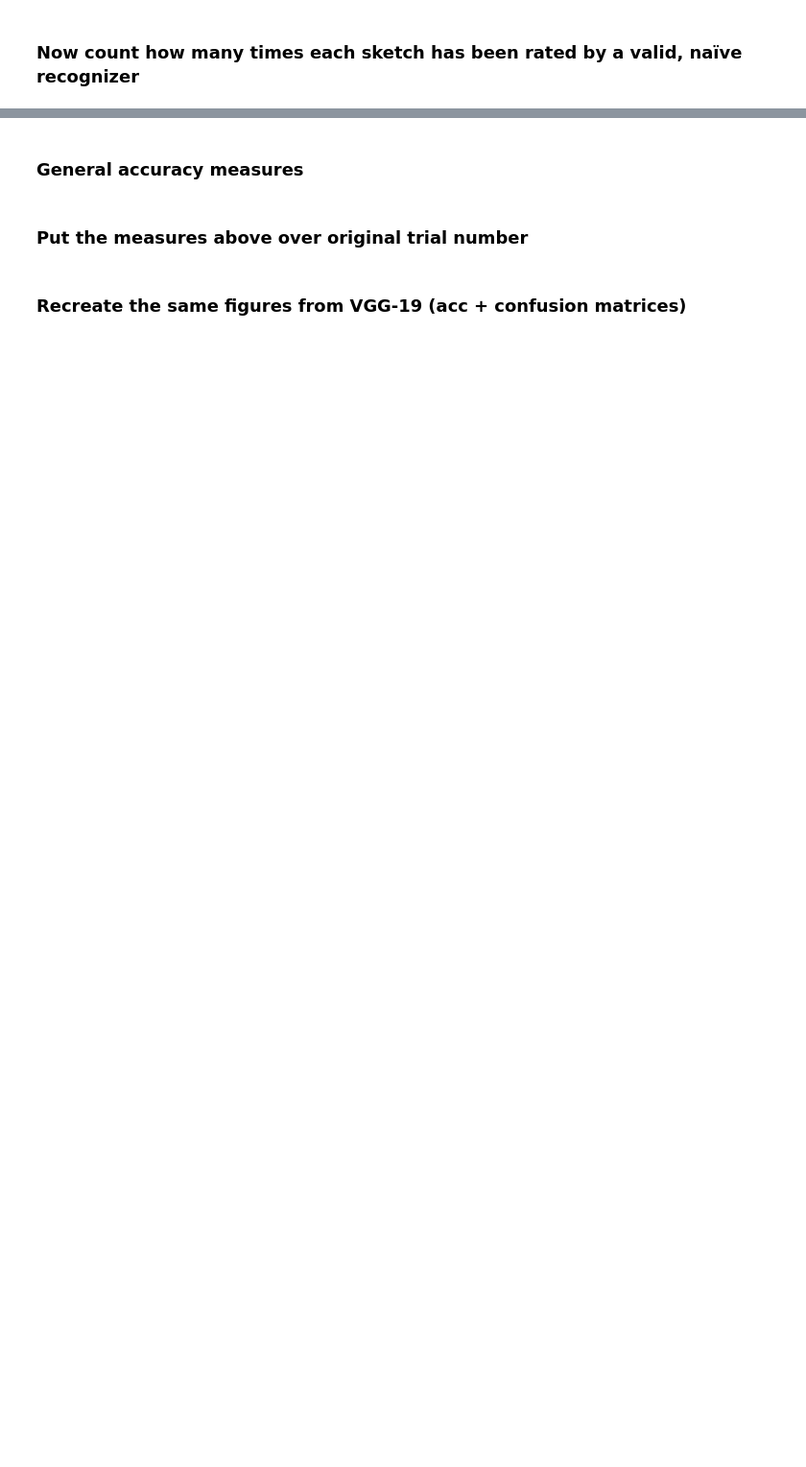
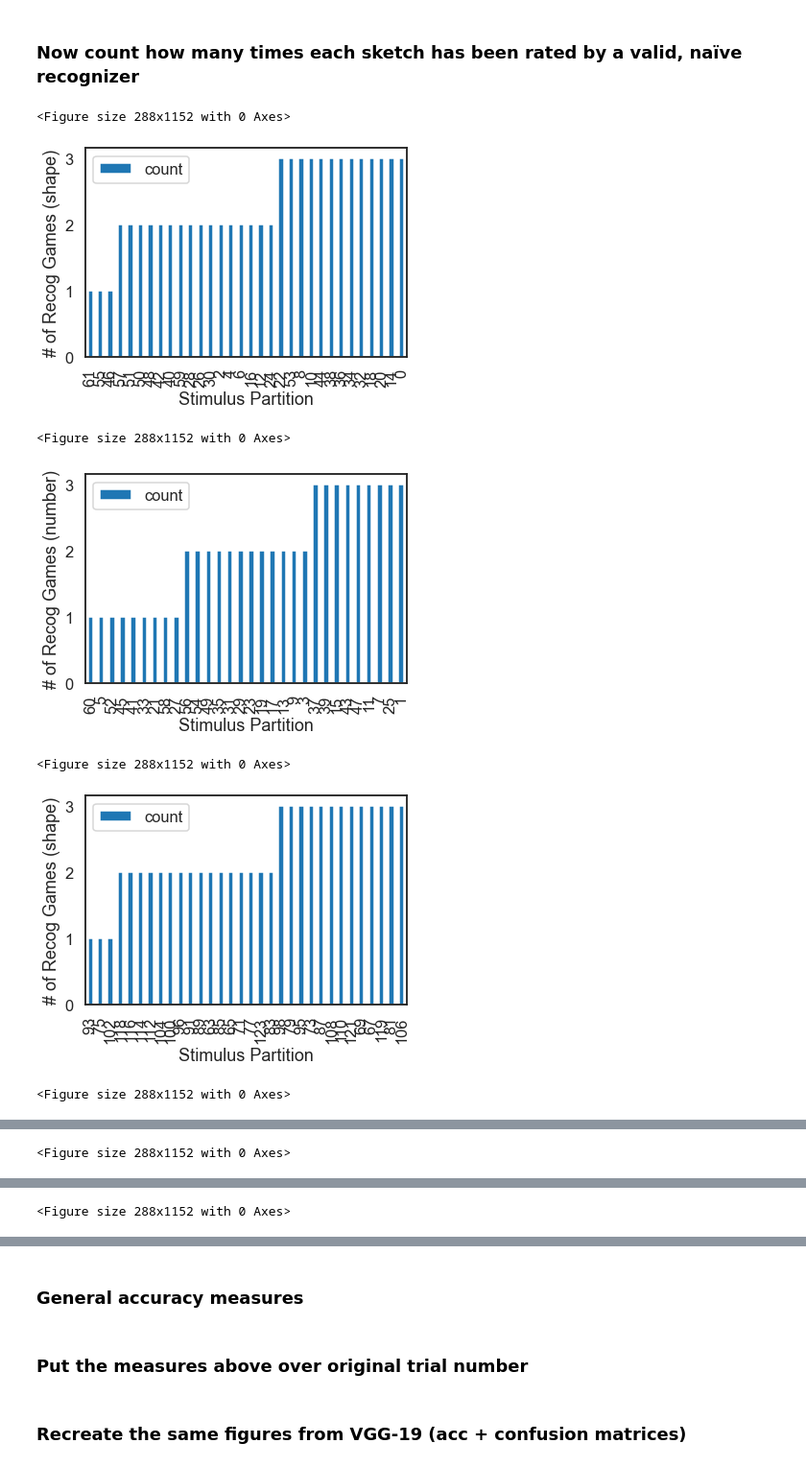
Before and after one commit to cogtoolslab/improvised_numerals, a Jupyter notebook: analysis/iternum_recog_analysis.ipynb, the cells around one changed output, grey strips where cells are left out. Shown at 96% size. Cells and saved outputs as stored; diff of their text form; code cells hidden in the pictures; blank space fills up the shorter version.

```diff
--- a/analysis/iternum_recog_analysis.ipynb
+++ b/analysis/iternum_recog_analysis.ipynb
@@ -227,0 +272,25 @@ test[test['orig_game_id'] == '0074-988d4ee1-5766-47b5-bcbb-49a720aee30d']#['coun
+# %%
+
+test = pd.DataFrame(D.groupby(['orig_game_id','orig_sketch_animal','orig_sketch_cardinality','rate_condition'])['orig_game_trial_num'].agg(['count'])).reset_index()
+gameIDs = pd.unique(test['orig_game_id'])
+
+for game in gameIDs:
+    plt.figure(figsize=(4,16))
+    test[test['orig_game_id'] == game][test['rate_condition'] == 'shape'].reset_index().sort_values(by='count').plot.bar(y='count',x='index')#['count'].min()
+    plt.xlabel('Stimulus Partition')
+    plt.ylabel('# of Recog Games (shape)')
+
+    plt.figure(figsize=(4,16))
+    test[test['orig_game_id'] == game][test['rate_condition'] == 'number'].reset_index().sort_values(by='count').plot.bar(y='count',x='index')#['count'].min()
+    plt.xlabel('Stimulus Partition')
+    plt.ylabel('# of Recog Games (number)')
+
+# test[test['orig_game_id'] == '0074-988d4ee1-5766-47b5-bcbb-49a720aee30d']
+# %% [output]
+<Figure size 288x1152 with 0 Axes>
+[figure, added]
+<Figure size 288x1152 with 0 Axes>
+[figure, added]
+<Figure size 288x1152 with 0 Axes>
+[figure, added]
+<Figure size 288x1152 with 0 Axes>
@@ -227,0 +298 @@ test[test['orig_game_id'] == '0074-988d4ee1-5766-47b5-bcbb-49a720aee30d']#['coun
+<Figure size 288x1152 with 0 Axes>
@@ -227,0 +300 @@ test[test['orig_game_id'] == '0074-988d4ee1-5766-47b5-bcbb-49a720aee30d']#['coun
+<Figure size 288x1152 with 0 Axes>
```
Also changed, not shown: parts of 10 cells of this notebook, 4 other files.
